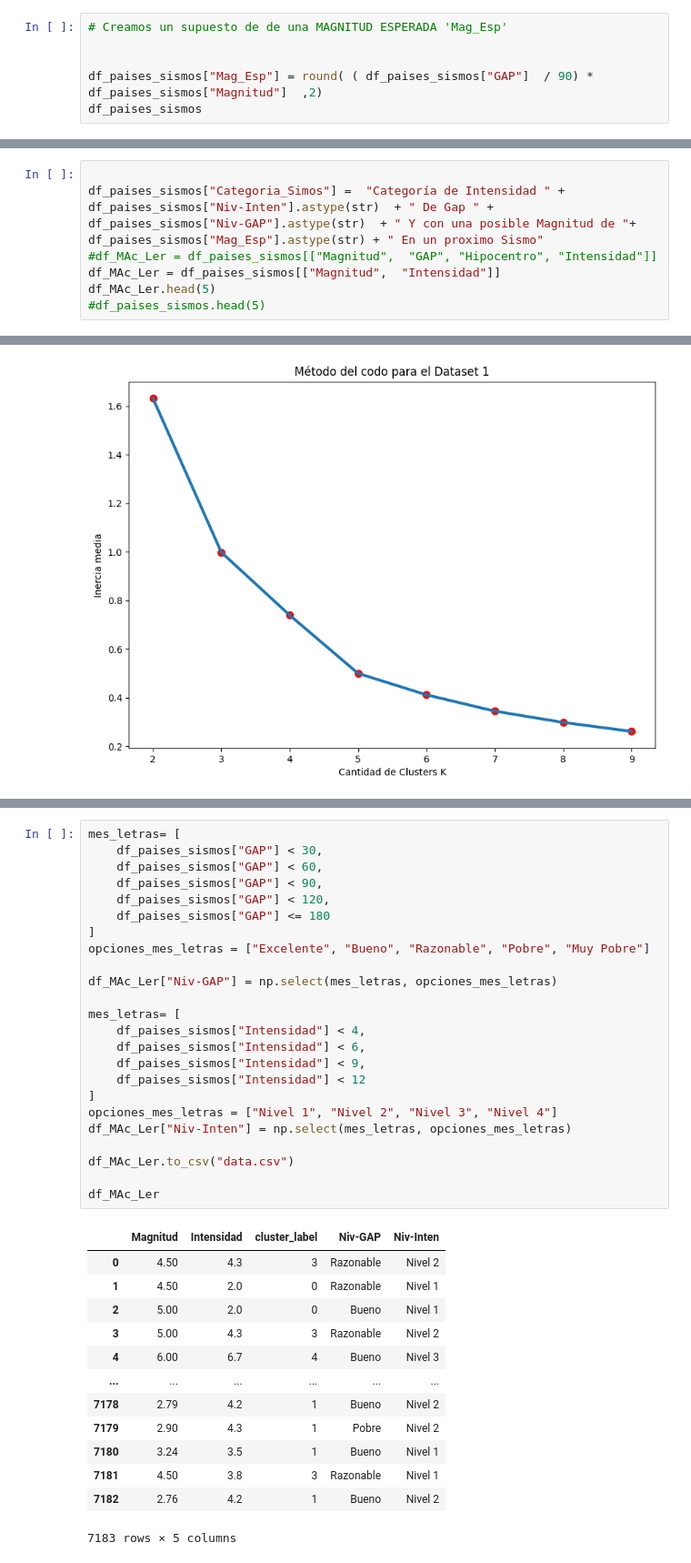
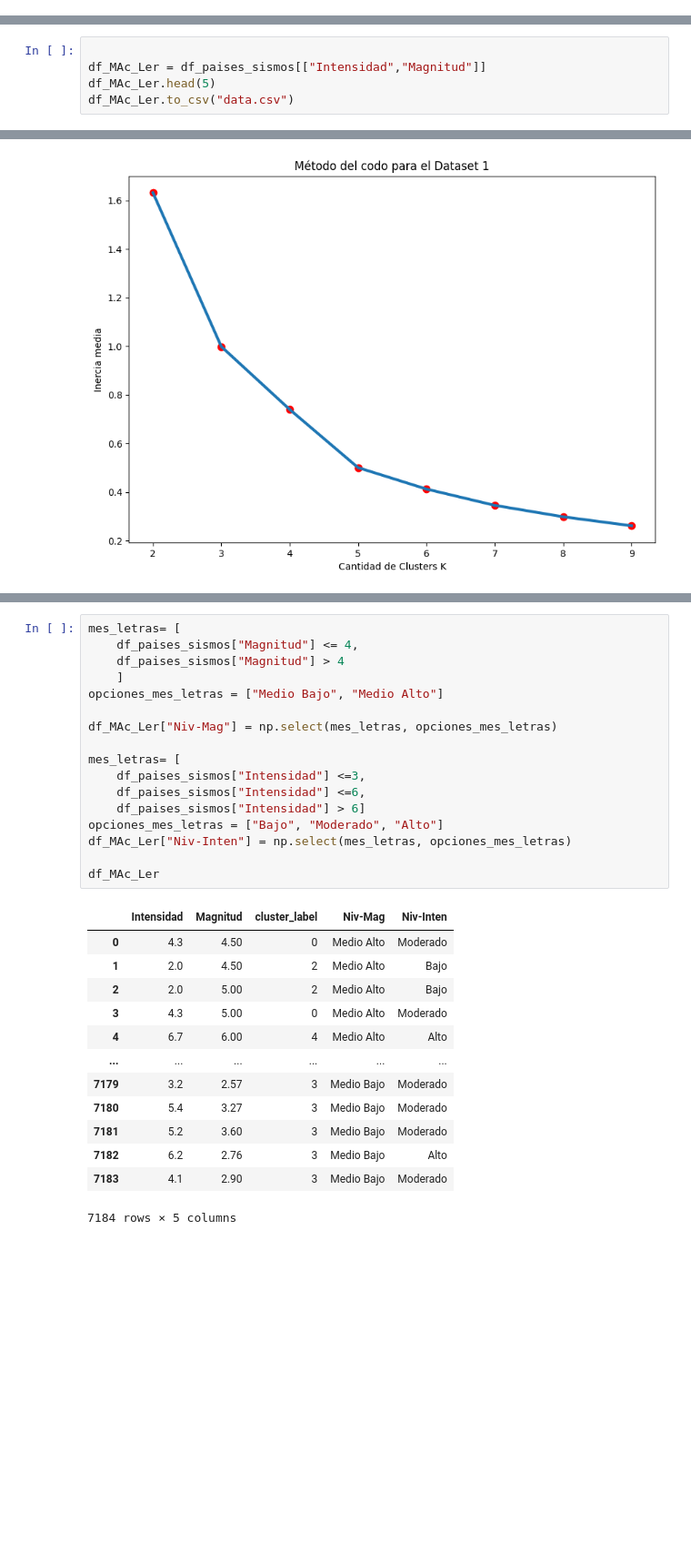
Before and after one commit to tinchoreco/PF-Alertas-Sismicas, a Jupyter notebook: notebooks/Machine_Learning/Machin_Learning.ipynb, the cells around one changed output, grey strips where cells are left out. Shown: that part at 91% size. Drawn from its saved outputs; the diff is of its cells as text; blank space fills up the shorter version.

```diff
--- a/notebooks/Machine_Learning/Machin_Learning.ipynb
+++ b/notebooks/Machine_Learning/Machin_Learning.ipynb
@@ -364,6 +284,0 @@ Name: count, dtype: int64
-# %%
-# Creamos un supuesto de de una MAGNITUD ESPERADA 'Mag_Esp'
-
-
-df_paises_sismos["Mag_Esp"] = round( ( df_paises_sismos["GAP"]  / 90) * df_paises_sismos["Magnitud"]  ,2)
-df_paises_sismos
@@ -387,10 +288,3 @@ df_paises_sismos
 kmins o dbscan
 # %% [markdown]
 ### 1- Identificación de la data a trabajar
-# %%
-
-df_paises_sismos["Categoria_Simos"] =  "Categoría de Intensidad " + df_paises_sismos["Niv-Inten"].astype(str)  + " De Gap " +  df_paises_sismos["Niv-GAP"].astype(str)  + " Y con una posible Magnitud de "+ df_paises_sismos["Mag_Esp"].astype(str) + " En un proximo Sismo"
-#df_MAc_Ler = df_paises_sismos[["Magnitud",  "GAP", "Hipocentro", "Intensidad"]]
-df_MAc_Ler = df_paises_sismos[["Magnitud",  "Intensidad"]]
-df_MAc_Ler.head(5)
-#df_paises_sismos.head(5)
@@ -404,3 +291,8 @@ df_MAc_Ler.head(5)
+# %%
+
+df_MAc_Ler = df_paises_sismos[["Intensidad","Magnitud"]]
+df_MAc_Ler.head(5)
+df_MAc_Ler.to_csv("data.csv")
 # %% [markdown]
 # K-Means
 # %% [markdown]
@@ -486,41 +379,34 @@ df_MAc_Ler.to_csv("data.csv")
 # %%
 mes_letras= [
-    df_paises_sismos["GAP"] < 30,
-    df_paises_sismos["GAP"] < 60,
-    df_paises_sismos["GAP"] < 90,
-    df_paises_sismos["GAP"] < 120,
-    df_paises_sismos["GAP"] <= 180
-]
-opciones_mes_letras = ["Excelente", "Bueno", "Razonable", "Pobre", "Muy Pobre"]
+    df_paises_sismos["Magnitud"] <= 4,
+    df_paises_sismos["Magnitud"] > 4
+    ]
+opciones_mes_letras = ["Medio Bajo", "Medio Alto"]
 
-df_MAc_Ler["Niv-GAP"] = np.select(mes_letras, opciones_mes_letras)
+df_MAc_Ler["Niv-Mag"] = np.select(mes_letras, opciones_mes_letras)
 
 mes_letras= [
-    df_paises_sismos["Intensidad"] < 4,
-    df_paises_sismos["Intensidad"] < 6,
-    df_paises_sismos["Intensidad"] < 9,
-    df_paises_sismos["Intensidad"] < 12
-]
-opciones_mes_letras = ["Nivel 1", "Nivel 2", "Nivel 3", "Nivel 4"]
+    df_paises_sismos["Intensidad"] <=3,
+    df_paises_sismos["Intensidad"] <=6,
+    df_paises_sismos["Intensidad"] > 6]
+opciones_mes_letras = ["Bajo", "Moderado", "Alto"]
 df_MAc_Ler["Niv-Inten"] = np.select(mes_letras, opciones_mes_letras)
 
-df_MAc_Ler.to_csv("data.csv")
-
 df_MAc_Ler
 # %% [output]
-|  | Magnitud | Intensidad | cluster_label | Niv-GAP | Niv-Inten |
-| 0 | 4.50 | 4.3 | 3 | Razonable | Nivel 2 |
-| 1 | 4.50 | 2.0 | 0 | Razonable | Nivel 1 |
-| 2 | 5.00 | 2.0 | 0 | Bueno | Nivel 1 |
-| 3 | 5.00 | 4.3 | 3 | Razonable | Nivel 2 |
-| 4 | 6.00 | 6.7 | 4 | Bueno | Nivel 3 |
+|  | Intensidad | Magnitud | cluster_label | Niv-Mag | Niv-Inten |
+| 0 | 4.3 | 4.50 | 0 | Medio Alto | Moderado |
+| 1 | 2.0 | 4.50 | 2 | Medio Alto | Bajo |
+| 2 | 2.0 | 5.00 | 2 | Medio Alto | Bajo |
+| 3 | 4.3 | 5.00 | 0 | Medio Alto | Moderado |
+| 4 | 6.7 | 6.00 | 4 | Medio Alto | Alto |
 | ... | ... | ... | ... | ... | ... |
-| 7178 | 2.79 | 4.2 | 1 | Bueno | Nivel 2 |
-| 7179 | 2.90 | 4.3 | 1 | Pobre | Nivel 2 |
-| 7180 | 3.24 | 3.5 | 1 | Bueno | Nivel 1 |
-| 7181 | 4.50 | 3.8 | 3 | Razonable | Nivel 1 |
-| 7182 | 2.76 | 4.2 | 1 | Bueno | Nivel 2 |
+| 7179 | 3.2 | 2.57 | 3 | Medio Bajo | Moderado |
+| 7180 | 5.4 | 3.27 | 3 | Medio Bajo | Moderado |
+| 7181 | 5.2 | 3.60 | 3 | Medio Bajo | Moderado |
+| 7182 | 6.2 | 2.76 | 3 | Medio Bajo | Alto |
+| 7183 | 4.1 | 2.90 | 3 | Medio Bajo | Moderado |
-7183 rows × 5 columns
+7184 rows × 5 columns
 # %%
 # Gráfica de CLÚSTERES
 import matplotlib.pyplot as plt
```
Also changed, not shown: parts of 41 cells of this notebook, 8 other files.
